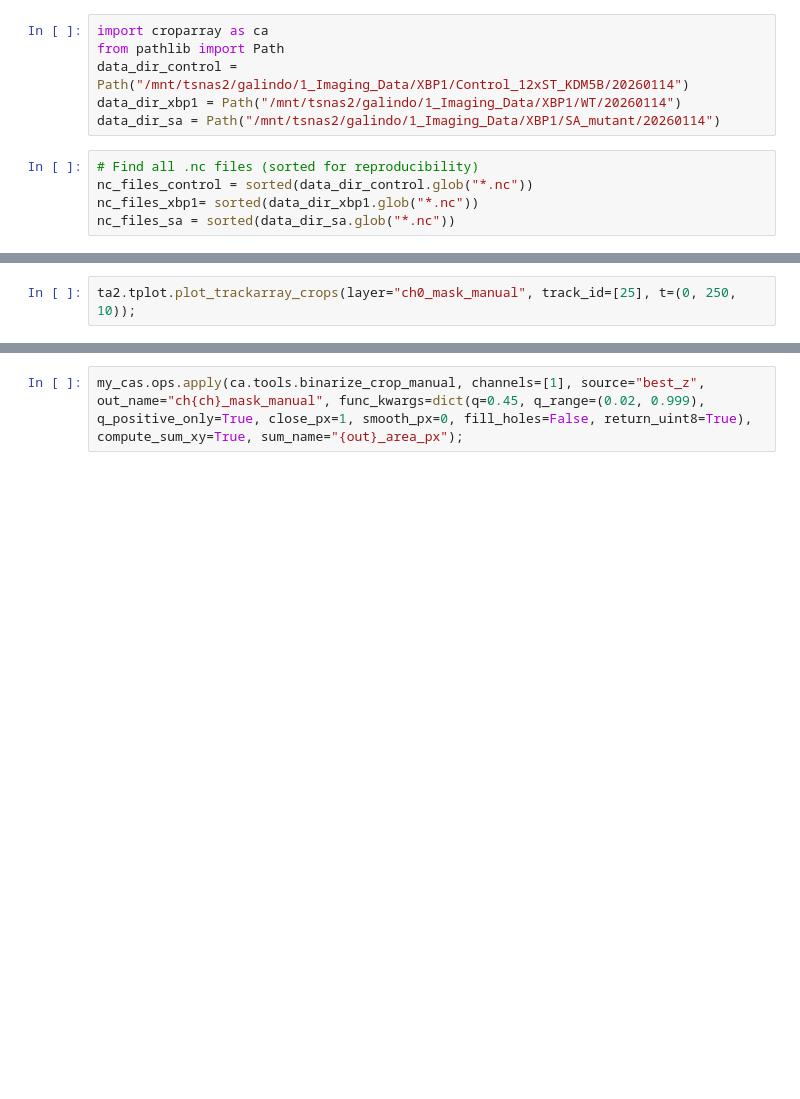
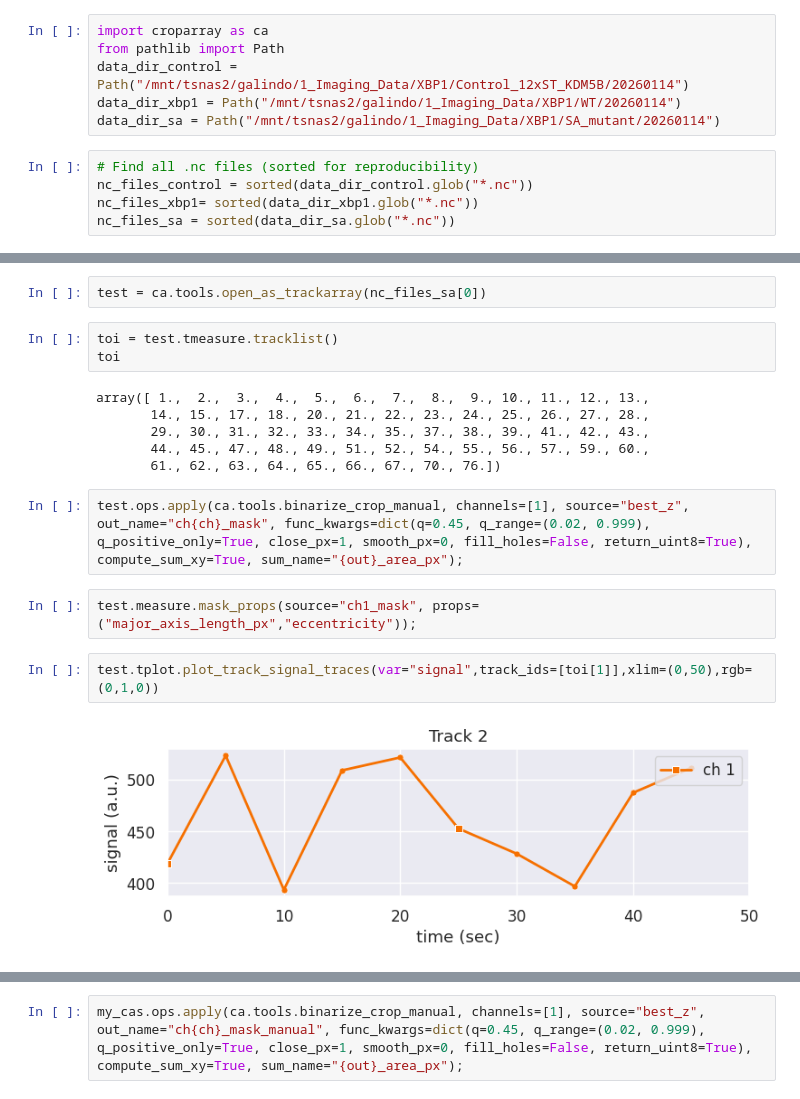
Before and after one commit to timstasevich/croparray, a Jupyter notebook: notebooks/Translation_Stalling_Quantification.ipynb, the cells around one changed output, grey strips where cells are left out. Drawn from its saved outputs; the diff is of its cells as text; blank space fills up the shorter version.

Commit message:
Added two-color plotting functionality and open_as_trackarray

```diff
--- a/notebooks/Translation_Stalling_Quantification.ipynb
+++ b/notebooks/Translation_Stalling_Quantification.ipynb
@@ -135,2 +66,19 @@ ta1.groupby("id")
-# %%
-ta2.tplot.plot_trackarray_crops(layer="ch0_mask_manual", track_id=[25], t=(0, 250, 10));
+# %%
+test = ca.tools.open_as_trackarray(nc_files_sa[0])
+# %%
+toi = test.tmeasure.tracklist()
+toi
+# %% [output]
+array([ 1.,  2.,  3.,  4.,  5.,  6.,  7.,  8.,  9., 10., 11., 12., 13.,
+       14., 15., 17., 18., 20., 21., 22., 23., 24., 25., 26., 27., 28.,
+       29., 30., 31., 32., 33., 34., 35., 37., 38., 39., 41., 42., 43.,
+       44., 45., 47., 48., 49., 51., 52., 54., 55., 56., 57., 59., 60.,
+       61., 62., 63., 64., 65., 66., 67., 70., 76.])
+# %%
+test.ops.apply(ca.tools.binarize_crop_manual, channels=[1], source="best_z", out_name="ch{ch}_mask", func_kwargs=dict(q=0.45, q_range=(0.02, 0.999), q_positive_only=True, close_px=1, smooth_px=0, fill_holes=False, return_uint8=True), compute_sum_xy=True, sum_name="{out}_area_px");
+# %%
+test.measure.mask_props(source="ch1_mask", props=("major_axis_length_px","eccentricity"));
+# %%
+test.tplot.plot_track_signal_traces(var="signal",track_ids=[toi[1]],xlim=(0,50),rgb=(0,1,0))
+# %% [output]
+[figure, added]
```
Also changed, not shown: parts of 18 cells of this notebook, 10 other files.
